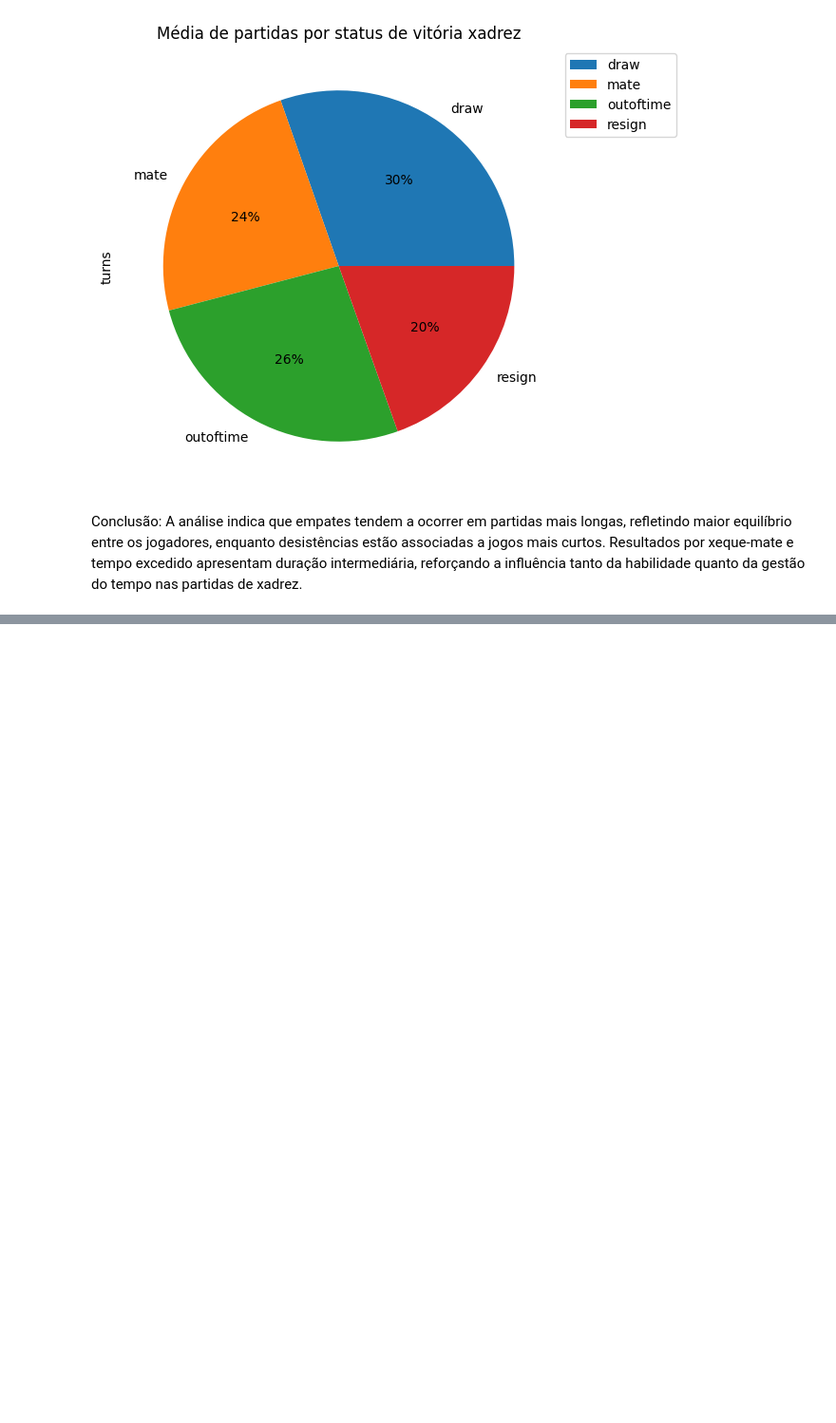
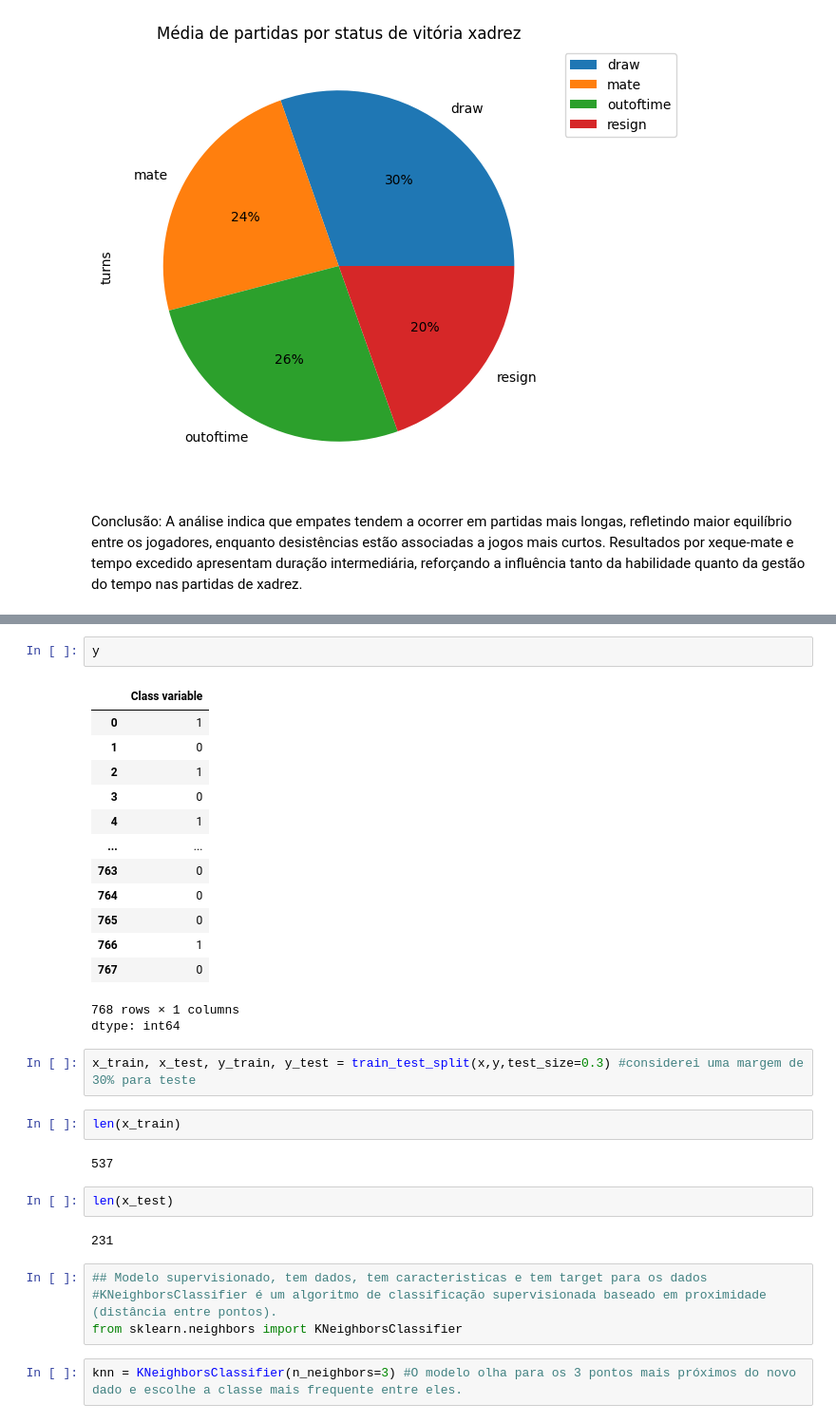
Before and after one commit to JulianaMoretto/Postech-data-analytics, a Jupyter notebook: Machine-Learning/Machine Learning com Python/Aula_1_Bibliotecas_Fundamentais_e_Primeiros_Passos_em_ML.ipynb, the cells around one changed output, grey strips where cells are left out. Shown at 95% size. Drawn from its saved outputs; the diff is of its cells as text; blank space fills up the shorter version.

```diff
--- a/Machine-Learning/Machine Learning com Python/Aula_1_Bibliotecas_Fundamentais_e_Primeiros_Passos_em_ML.ipynb
+++ b/Machine-Learning/Machine Learning com Python/Aula_1_Bibliotecas_Fundamentais_e_Primeiros_Passos_em_ML.ipynb
@@ -374,0 +407,33 @@ Conclusão: A análise indica que empates tendem a ocorrer em partidas mais long
+# %%
+y
+# %% [output]
+|  | Class variable |
+| 0 | 1 |
+| 1 | 0 |
+| 2 | 1 |
+| 3 | 0 |
+| 4 | 1 |
+| ... | ... |
+| 763 | 0 |
+| 764 | 0 |
+| 765 | 0 |
+| 766 | 1 |
+| 767 | 0 |
+768 rows × 1 columns
+dtype: int64
+# %%
+x_train, x_test, y_train, y_test = train_test_split(x,y,test_size=0.3) #considerei uma margem de 30% para teste
+# %%
+len(x_train)
+# %% [output]
+537
+# %%
+len(x_test)
+# %% [output]
+231
+# %%
+## Modelo supervisionado, tem dados, tem caracteristicas e tem target para os dados
+#KNeighborsClassifier é um algoritmo de classificação supervisionada baseado em proximidade (distância entre pontos).
+from sklearn.neighbors import KNeighborsClassifier
+# %%
+knn = KNeighborsClassifier(n_neighbors=3) #O modelo olha para os 3 pontos mais próximos do novo dado e escolhe a classe mais frequente entre eles.
```
Also changed, not shown: parts of 9 cells of this notebook.
